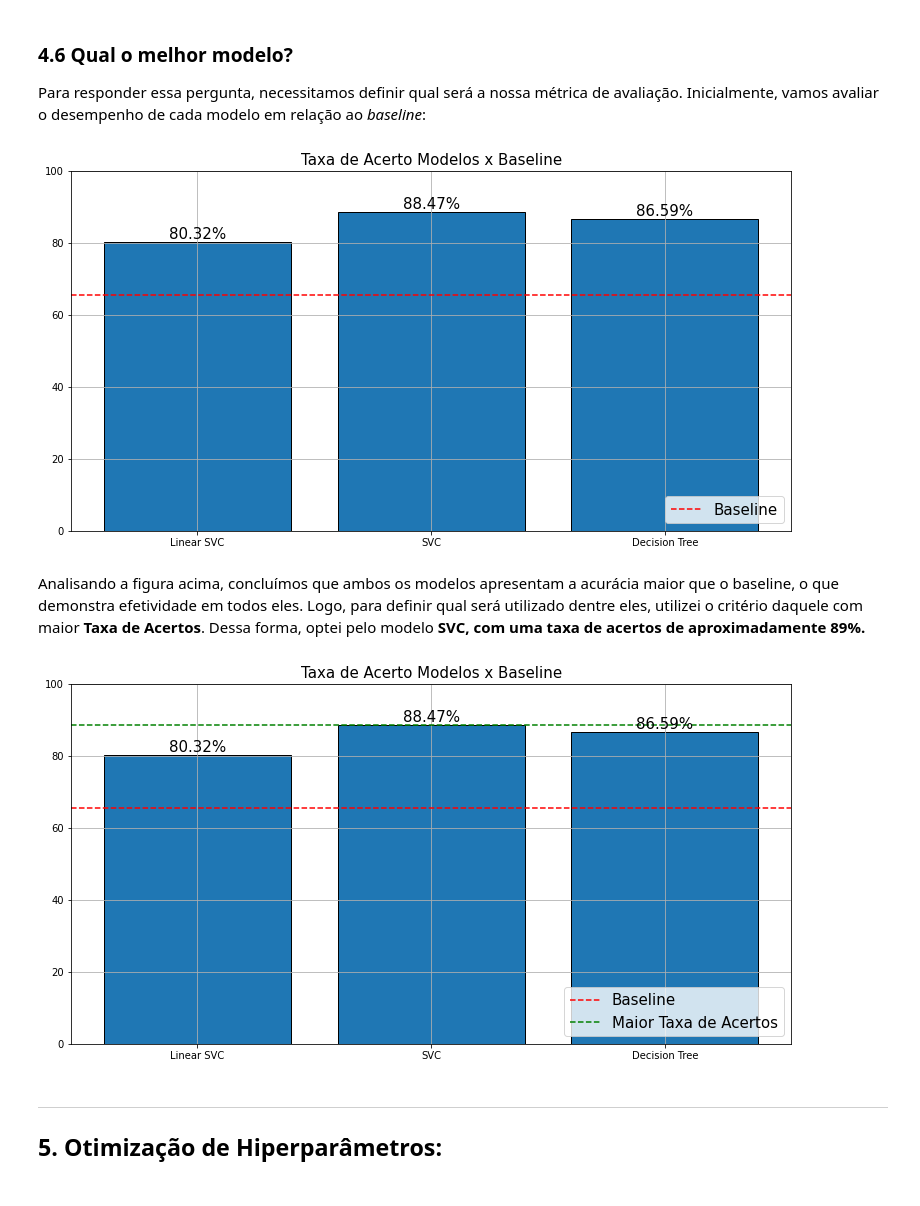
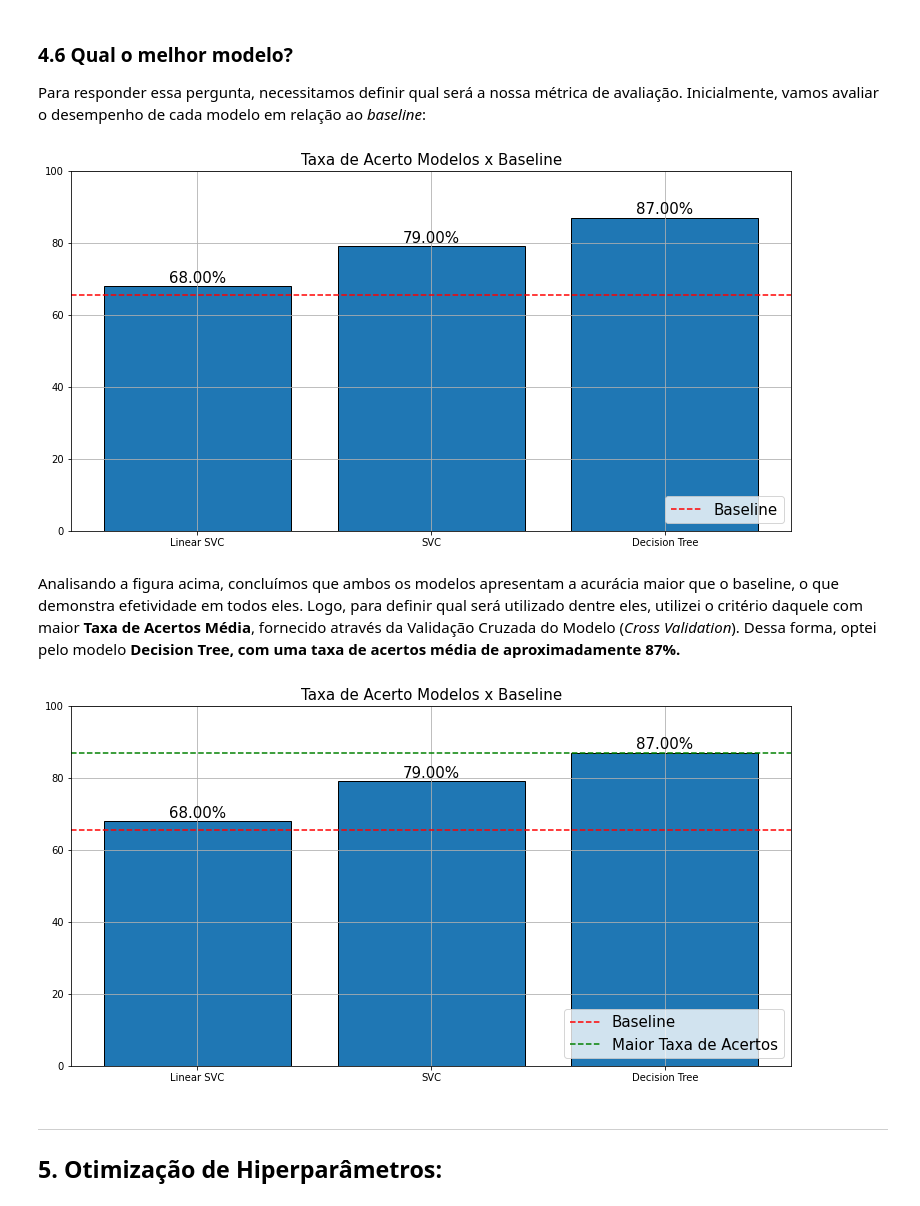
Before and after one commit to mfaysoares/Alura_Cash, a Jupyter notebook: Alura_Cash.ipynb, the cells around one changed output. Cells and saved outputs as stored; diff of their text form; code cells hidden in the pictures.

```diff
--- a/Alura_Cash.ipynb
+++ b/Alura_Cash.ipynb
@@ -466,8 +469,17 @@ x_treino, x_teste, y_treino, y_teste = train_test_split(x, y, test_size = 0.25,
 O modelo de Machine Learning Linear SVC (em inglês, *Support Vector Machine*), é um classificador discriminativo formalmente definido por um hiperplano de separação (ARAUJO, 2020). Em outras palavras, o que o algoritmo faz é encontrar uma linha (hiperplano) que separe as classes.
 # %%
 modelo_linearsvc = LinearSVC(random_state = SEED)
+
+cv = KFold(n_splits = 10)
+results_linearsvc = cross_validate(modelo_linearsvc, x, y, cv = cv, return_train_score = False)
+media_linearsvc = results_linearsvc['test_score'].mean()
+desv_pad = results_linearsvc['test_score'].std()
+intervalo_confianca = (media_linearsvc - 2*(desv_pad)/np.sqrt(len(base)), media_linearsvc + 2*(desv_pad)/np.sqrt(len(base)))
+
+print(f"O modelo apresenta uma taxa de acertos média de {media_linearsvc.round(2)*100}%")
+print(f"O intervalo de confianca da taxa de acerto é {(intervalo_confianca[0]*100).round(2)}% a {(intervalo_confianca[1]*100).round(2)}%")
+
 modelo_linearsvc.fit(x_treino, y_treino)
-
 previsoes_linearsvc = modelo_linearsvc.predict(x_teste)
 
 taxa_acertos_linearsvc = accuracy_score(y_teste, previsoes_linearsvc)
@@ -493,0 +504,14 @@ previsoes_svc = modelo_svc.predict(teste_x)
+# %%
+modelo_svc = SVC(gamma='auto')
+
+cv = KFold(n_splits = 10)
+results_svc = cross_validate(modelo_svc, x, y, cv = cv, return_train_score = False)
+media_svc = results_svc['test_score'].mean()
+desv_pad = results_svc['test_score'].std()
+intervalo_confianca = (media_svc - 2*desv_pad, media_svc + 2*desv_pad)
+
+print(f"O modelo apresenta uma taxa de acertos média de {media_svc.round(2)*100}%")
+print(f"O intervalo de confianca da taxa de acerto é {(intervalo_confianca[0]*100).round(2)}% a {(intervalo_confianca[1]*100).round(2)}%")
+
+modelo_svc.fit(treino_x, treino_y)
+previsoes_svc = modelo_svc.predict(teste_x)
@@ -510,0 +534,14 @@ previsoes_tree = modelo_tree.predict(x_teste)
+# %%
+modelo_tree = DecisionTreeClassifier(random_state = SEED)
+
+cv = KFold(n_splits = 10)
+results_tree = cross_validate(modelo_tree, x, y, cv = cv, return_train_score = False)
+media_tree = results_tree['test_score'].mean()
+desv_pad = results_tree['test_score'].std()
+intervalo_confianca = (media_tree - 2*(desv_pad), media_tree + 2*(desv_pad))
+
+modelo_tree.fit(x_treino, y_treino)
+previsoes_tree = modelo_tree.predict(x_teste)
+
+print(f"O modelo apresenta uma taxa de acertos média de {media_tree.round(2)*100}%")
+print(f"O intervalo de confianca da taxa de acerto é {(intervalo_confianca[0]*100).round(2)}% a {(intervalo_confianca[1]*100).round(2)}%")
@@ -544,7 +584,7 @@ Para responder essa pergunta, necessitamos definir qual será a nossa métrica d
 fig = plt.figure(figsize = (10, 5))
 eixo = fig.add_axes([0, 0, 1, 1])
 
-dados_acuracia = [taxa_acertos_linearsvc, taxa_acertos_svc, taxa_acertos_tree]
+dados_acuracia = [media_linearsvc.round(2) * 100, media_svc.round(2) * 100, media_tree.round(2) * 100]
 indice = range(len(dados_acuracia))
 eixo.bar(indice, dados_acuracia,
          edgecolor = 'k')
@@ -565,37 +605,37 @@ for bar in eixo.patches:
                    size=15, xytext=(0, 8),
                    textcoords='offset points')
 # %% [output]
-[figure, old version]
+[figure, new version]
 # %% [markdown]
-Analisando a figura acima, concluímos que ambos os modelos apresentam a acurácia maior que o baseline, o que demonstra efetividade em todos eles. Logo, para definir qual será utilizado dentre eles, utilizei o critério daquele com maior **Taxa de Acertos**. Dessa forma, optei pelo modelo **SVC, com uma taxa de acertos de aproximadamente 89%.**
+Analisando a figura acima, concluímos que ambos os modelos apresentam a acurácia maior que o baseline, o que demonstra efetividade em todos eles. Logo, para definir qual será utilizado dentre eles, utilizei o critério daquele com maior **Taxa de Acertos Média**, fornecido através da Validação Cruzada do Modelo (*Cross Validation*). Dessa forma, optei pelo modelo **Decision Tree, com uma taxa de acertos média de aproximadamente 87%.**
 # %%
 fig = plt.figure(figsize = (10, 5))
 eixo = fig.add_axes([0, 0, 1, 1])
 
-dados_acuracia = [taxa_acertos_linearsvc, taxa_acertos_svc, taxa_acertos_tree]
+dados_acuracia = [media_linearsvc.round(2) * 100, media_svc.round(2) * 100, media_tree.round(2) * 100]
 indice = range(len(dados_acuracia))
 eixo.bar(indice, dados_acuracia,
          edgecolor = 'k')
 
 eixo.set_title('Taxa de Acerto Modelos x Baseline', fontsize = 15)
 eixo.grid(True)
 eixo.set_xticks(indice)
 eixo.set_xticklabels(['Linear SVC', 'SVC', 'Decision Tree'])
 eixo.set_ylim(0, 100)
 
 eixo.axhline(taxa_acertos_dummy, color = 'r', ls = '--')
-eixo.axhline(taxa_acertos_svc, color = 'g', ls = '--')
+eixo.axhline(media_tree.round(2) * 100, color = 'g', ls = '--')
 
 eixo.legend(['Baseline', 'Maior Taxa de Acertos'], loc = 'lower right', fontsize = 15)
 
 for bar in eixo.patches:
     eixo.annotate(format(bar.get_height(), '.2f') + "%",
                    (bar.get_x() + bar.get_width() / 2,
                     bar.get_height()), ha='center', va='center',
                    size=15, xytext=(0, 8),
                    textcoords='offset points')
 # %% [output]
-[figure, old version]
+[figure, new version]
 # %% [markdown]
 ---
 ## **5. Otimização de Hiperparâmetros:**
```
Also changed, not shown: parts of 6 cells of this notebook.
